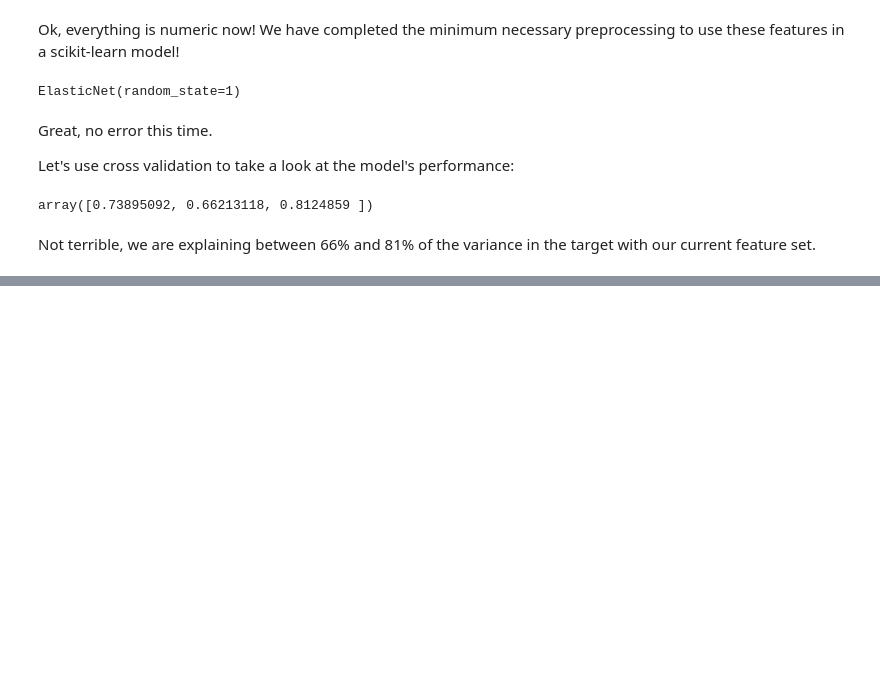
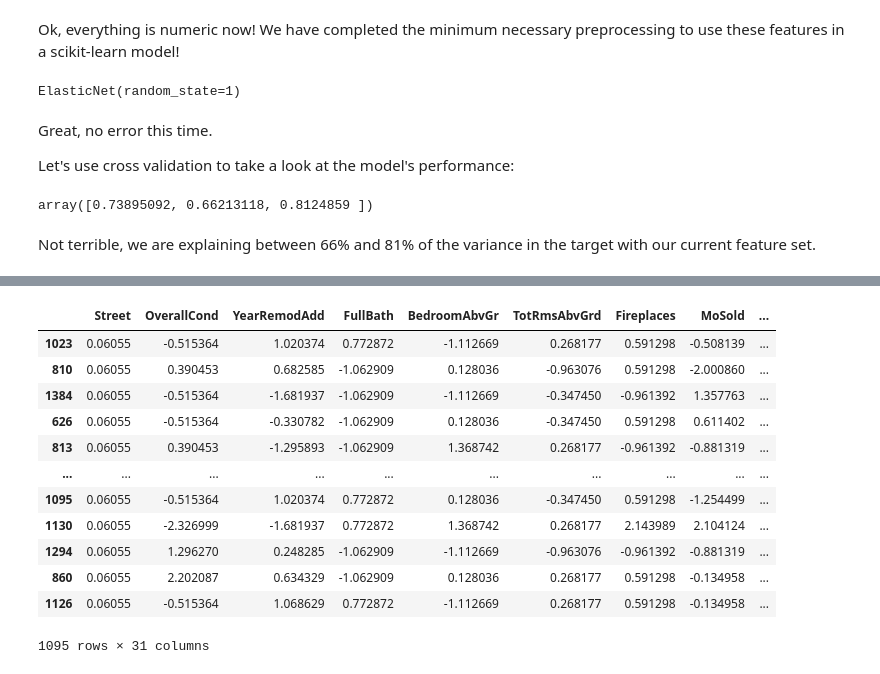
Before and after one commit to learn-co-curriculum/dsc-sklearn-preprocessing-lab, a Jupyter notebook: index.ipynb, the cells around one changed output, grey strips where cells are left out. Saved outputs shown, nothing was run; the diff lists cells and outputs as text; code cells hidden in the pictures; blank space fills up the shorter version.

```diff
--- a/index.ipynb
+++ b/index.ipynb
@@ -959,0 +1155,20 @@ Not terrible, we are explaining between 66% and 81% of the variance in the targe
+# %%
+
+# (0) import StandardScaler from sklearn.preprocessing
+from sklearn.preprocessing import StandardScaler
+
+# (1) We don't actually have to select anything since
+# we're using the full X_train
+
+# (2) Instantiate a StandardScaler
+scaler = StandardScaler()
+
+# (3) Fit the scaler on X_train
+scaler.fit(X_train)
+
+# (4) Transform X_train using the scaler and
+# assign the result to X_train_scaled
+X_train_scaled = scaler.transform(X_train)
+
+# Visually inspect X_train_scaled
+X_train_scaled
@@ -959,0 +1189,28 @@ Not terrible, we are explaining between 66% and 81% of the variance in the targe
+# %%
+
+# (5) Make the transformed data back into a dataframe
+X_train = pd.DataFrame(
+    # Pass in NumPy array
+    X_train_scaled,
+    # Set the column names to the original names
+    columns=X_train.columns,
+    # Set the index to match X_train's original index
+    index=X_train.index
+)
+
+# Visually inspect new dataframe
+X_train
+# %% [output]
+|  | Street | OverallCond | YearRemodAdd | FullBath | BedroomAbvGr | TotRmsAbvGrd | Fireplaces | MoSold | ... |
+| 1023 | 0.06055 | -0.515364 | 1.020374 | 0.772872 | -1.112669 | 0.268177 | 0.591298 | -0.508139 | ... |
+| 810 | 0.06055 | 0.390453 | 0.682585 | -1.062909 | 0.128036 | -0.963076 | 0.591298 | -2.000860 | ... |
+| 1384 | 0.06055 | -0.515364 | -1.681937 | -1.062909 | -1.112669 | -0.347450 | -0.961392 | 1.357763 | ... |
+| 626 | 0.06055 | -0.515364 | -0.330782 | -1.062909 | 0.128036 | -0.347450 | 0.591298 | 0.611402 | ... |
+| 813 | 0.06055 | 0.390453 | -1.295893 | -1.062909 | 1.368742 | 0.268177 | -0.961392 | -0.881319 | ... |
+| ... | ... | ... | ... | ... | ... | ... | ... | ... | ... |
+| 1095 | 0.06055 | -0.515364 | 1.020374 | 0.772872 | 0.128036 | -0.347450 | 0.591298 | -1.254499 | ... |
+| 1130 | 0.06055 | -2.326999 | -1.681937 | 0.772872 | 1.368742 | 0.268177 | 2.143989 | 2.104124 | ... |
+| 1294 | 0.06055 | 1.296270 | 0.248285 | -1.062909 | -1.112669 | -0.963076 | -0.961392 | -0.881319 | ... |
+| 860 | 0.06055 | 2.202087 | 0.634329 | -1.062909 | 0.128036 | 0.268177 | 0.591298 | -0.134958 | ... |
+| 1126 | 0.06055 | -0.515364 | 1.068629 | 0.772872 | -1.112669 | 0.268177 | 0.591298 | -0.134958 | ... |
+1095 rows × 31 columns
```
Also changed, not shown: parts of 46 cells of this notebook, 2 other files.
